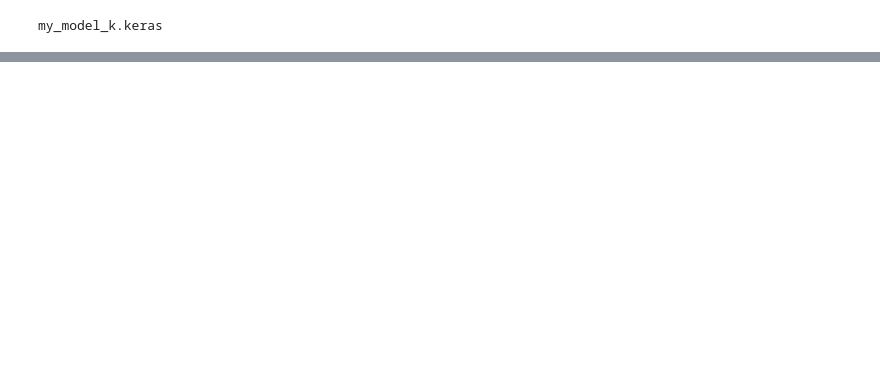
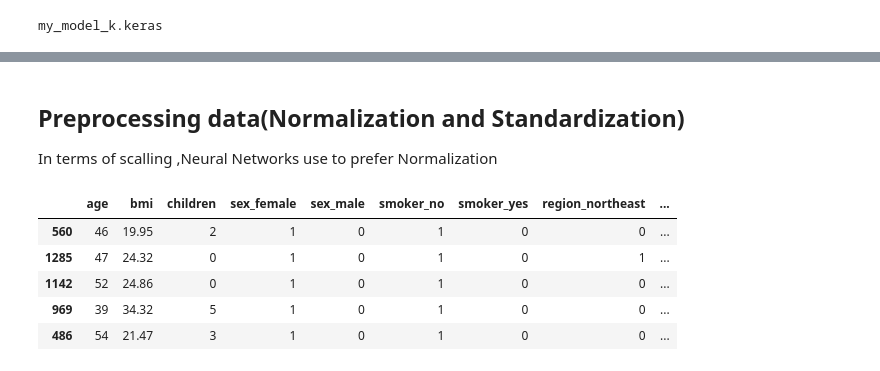
Before and after one commit to ALOK158/Neural_Network_TensorFlow, a Jupyter notebook: Module_1_Neural_Network_regression_with_tensorflow.ipynb, the cells around one changed output, grey strips where cells are left out. Saved outputs shown, nothing was run; the diff lists cells and outputs as text; code cells hidden in the pictures; blank space fills up the shorter version.

```diff
--- a/Module_1_Neural_Network_regression_with_tensorflow.ipynb
+++ b/Module_1_Neural_Network_regression_with_tensorflow.ipynb
@@ -735,0 +1001,6 @@ my_model_k.keras
+# %%
+#Create traning and test dataset
+from sklearn.model_selection import train_test_split
+
+X_train,X_test,Y_train,Y_test=train_test_split(X,Y,test_size=0.2,random_state=42)
+X_train.shape, X_test.shape, Y_train.shape, Y_test.shape
@@ -735,0 +1009,17 @@ my_model_k.keras
+# %%
+# Lets crate our model Architecture
+tf.random.set_seed(42)
+
+#model
+model_m=tf.keras.Sequential([
+    tf.keras.layers.Dense(1042),
+    tf.keras.layers.Dense(520),
+    tf.keras.layers.Dense(240),
+    tf.keras.layers.Dense(1)
+])
+#Compile the model
+model_m.compile(loss=tf.keras.losses.Huber(),
+                optimizer=tf.keras.optimizers.Adam(learning_rate=0.0001),
+                metrics=["mae"])
+#Fit the model
+model_m.fit(X_train,Y_train,epochs=100)
@@ -735,0 +1104,13 @@ my_model_k.keras
+# %% [markdown]
+## Preprocessing data(Normalization and Standardization)
+
+In terms of scalling ,Neural Networks use to prefer Normalization
+# %%
+X_train.head(5)
+# %% [output]
+|  | age | bmi | children | sex_female | sex_male | smoker_no | smoker_yes | region_northeast | ... |
+| 560 | 46 | 19.95 | 2 | 1 | 0 | 1 | 0 | 0 | ... |
+| 1285 | 47 | 24.32 | 0 | 1 | 0 | 1 | 0 | 1 | ... |
+| 1142 | 52 | 24.86 | 0 | 1 | 0 | 1 | 0 | 0 | ... |
+| 969 | 39 | 34.32 | 5 | 1 | 0 | 1 | 0 | 0 | ... |
+| 486 | 54 | 21.47 | 3 | 1 | 0 | 1 | 0 | 0 | ... |
```
Also changed, not shown: parts of 60 cells of this notebook.
